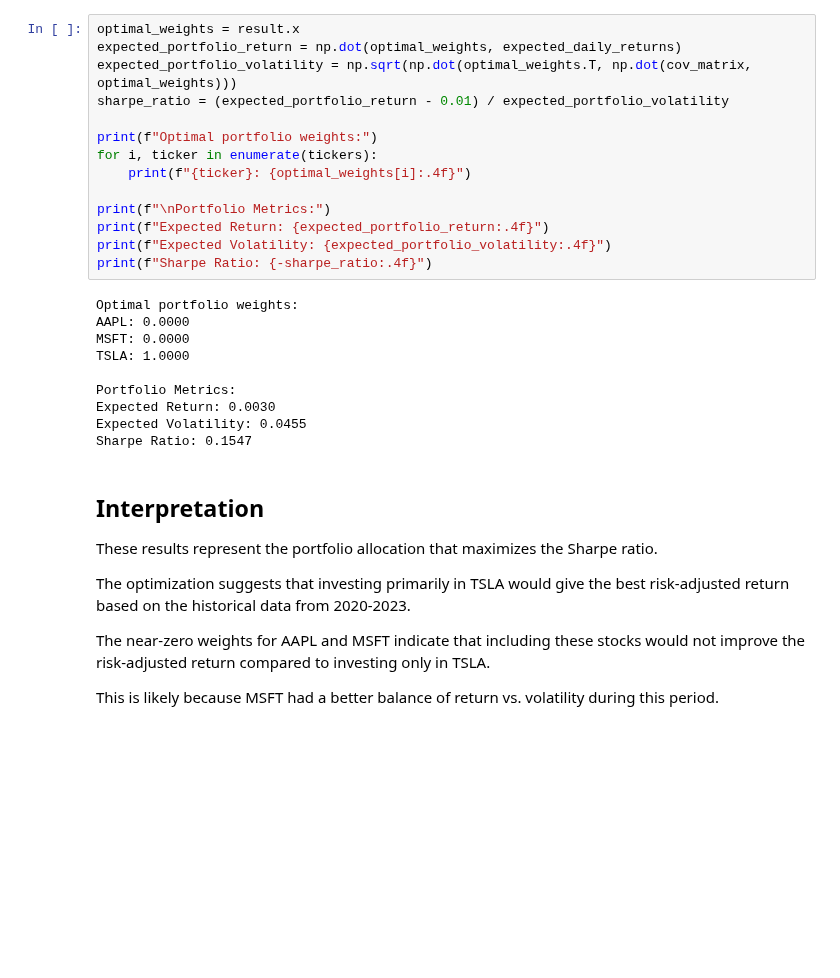
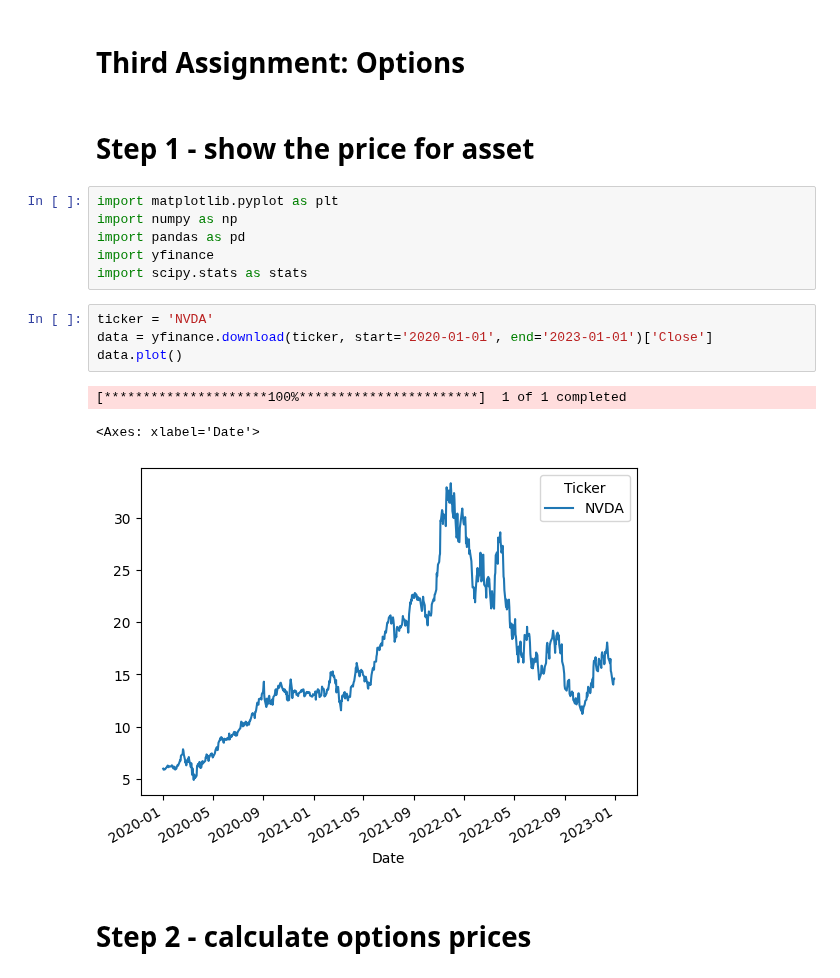
Before and after one commit to montarelab/quant-programming, a Jupyter notebook: third-assignment/main.ipynb, the cells around one changed output. Cells and saved outputs as stored; diff of their text form; blank space fills up the shorter version.

Commit message:
finish the assignment

```diff
--- a/third-assignment/main.ipynb
+++ b/third-assignment/main.ipynb
@@ -242,36 +1,20 @@ result
-# %%
-optimal_weights = result.x
-expected_portfolio_return = np.dot(optimal_weights, expected_daily_returns)
-expected_portfolio_volatility = np.sqrt(np.dot(optimal_weights.T, np.dot(cov_matrix, optimal_weights)))
-sharpe_ratio = (expected_portfolio_return - 0.01) / expected_portfolio_volatility
-
-print(f"Optimal portfolio weights:")
-for i, ticker in enumerate(tickers):
-    print(f"{ticker}: {optimal_weights[i]:.4f}")
-
-print(f"\nPortfolio Metrics:")
-print(f"Expected Return: {expected_portfolio_return:.4f}")
-print(f"Expected Volatility: {expected_portfolio_volatility:.4f}")
-print(f"Sharpe Ratio: {-sharpe_ratio:.4f}")
-# %% [output]
-Optimal portfolio weights:
-AAPL: 0.0000
-MSFT: 0.0000
-TSLA: 1.0000
-
-Portfolio Metrics:
-Expected Return: 0.0030
-Expected Volatility: 0.0455
-Sharpe Ratio: 0.1547
-# %% [markdown]
-## Interpretation
-
-These results represent the portfolio allocation that maximizes the Sharpe ratio.
-
-The optimization suggests that investing primarily in TSLA would give the best
-risk-adjusted return based on the historical data from 2020-2023.
-
-The near-zero weights for AAPL and MSFT indicate that including these stocks
-would not improve the risk-adjusted return compared to investing only in TSLA.
-
-This is likely because MSFT had a better balance of return vs. volatility during this period.
+# %% [markdown]
+# Third Assignment: Options
+# %% [markdown]
+# Step 1 - show the price for asset
+# %%
+import matplotlib.pyplot as plt
+import numpy as np
+import pandas as pd
+import yfinance
+import scipy.stats as stats
+# %%
+ticker = 'NVDA'
+data = yfinance.download(ticker, start='2020-01-01', end='2023-01-01')['Close']
+data.plot()
+# %% [output]
+[*********************100%***********************]  1 of 1 completed
+<Axes: xlabel='Date'>
+[figure, added]
+# %% [markdown]
+# Step 2 - calculate options prices
```
Also changed, not shown: parts of 28 cells of this notebook, 1 other file.
